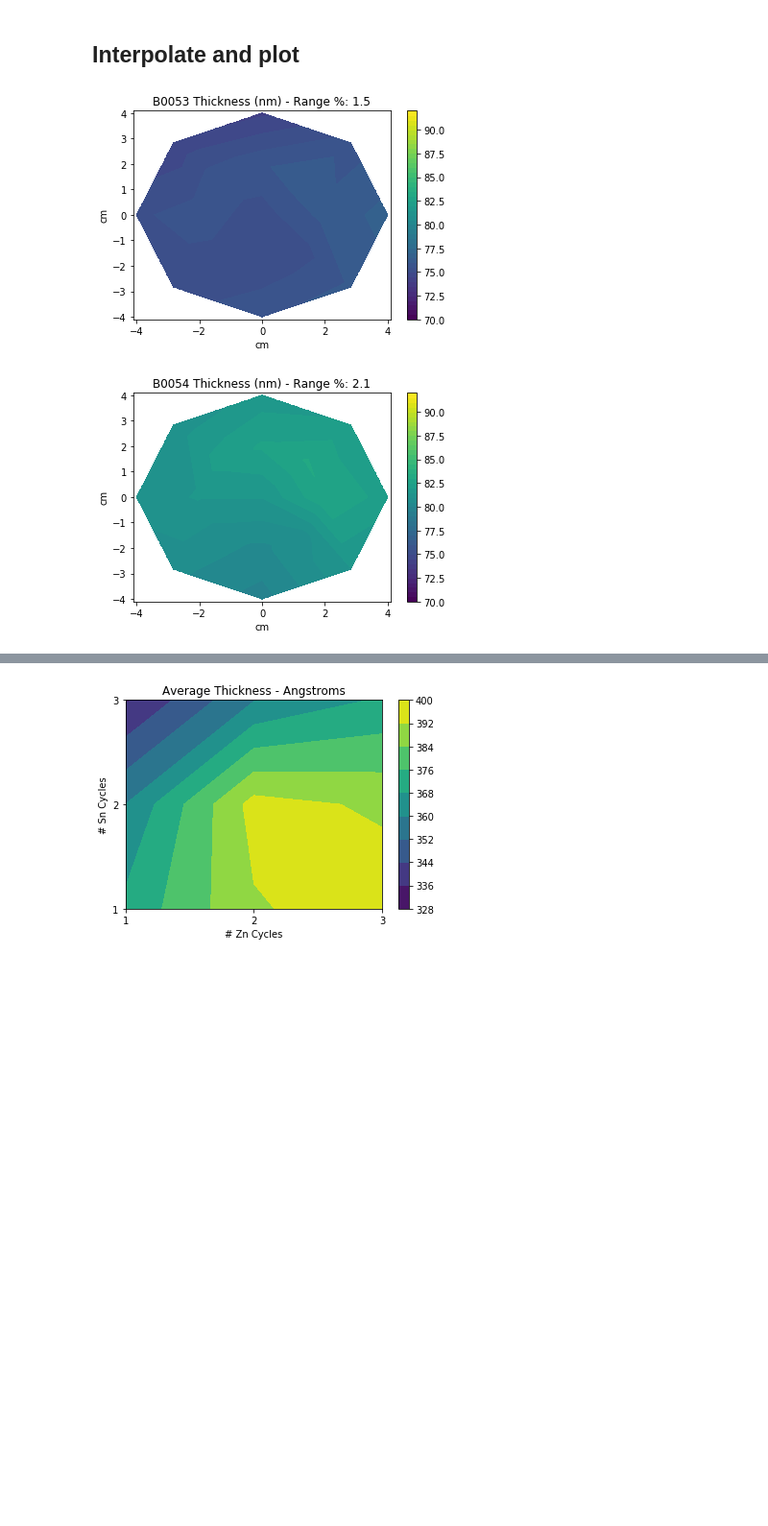
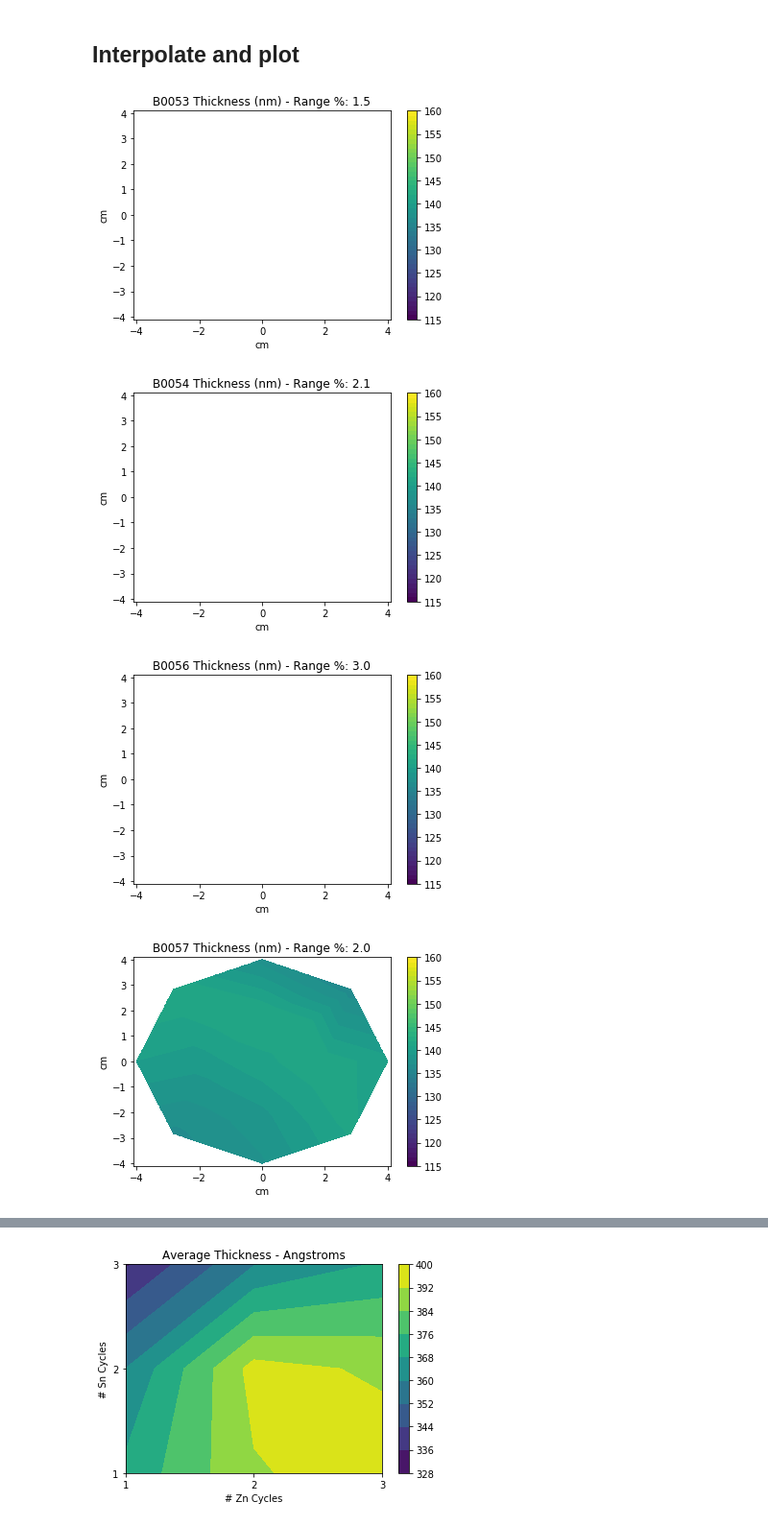
Before and after one commit to orlando-trejo/Dasgroupta, a Jupyter notebook: Ellipsometry/wafer_map.ipynb, the cells around one changed output, grey strips where cells are left out. Shown at 96% size. Drawn from its saved outputs; the diff is of its cells as text; code cells hidden in the pictures; blank space fills up the shorter version.

```diff
--- a/Ellipsometry/wafer_map.ipynb
+++ b/Ellipsometry/wafer_map.ipynb
@@ -44,20 +44,22 @@ xi,yi = np.meshgrid(xi,yi)
 ## Interpolate and plot
 # %%
 ##fig, ax = plt.subplots(nrows=2, ncols=2)
-levels = MaxNLocator(nbins=50).tick_values(70, 92)
+levels = MaxNLocator(nbins=50).tick_values(115, 160)
 
 # Interpolate using three different methods and plot
 for i in range(0, len(samples)):
     zi = griddata((x, y), df[samples[i]], (xi, yi), method='linear')
     rng = (df[samples[i]].max()-df[samples[i]].min())/df[samples[i]].mean()/2*100
     plt.contourf(xi, yi, zi, levels=levels)
     plt.xlabel('cm')
     plt.ylabel('cm')
     plt.colorbar()
     plt.title('{} Thickness (nm) - Range %: {}'.format(samples[i], np.round(rng,1)))
     plt.savefig(samples[i], dpi=300)
     plt.show()
     # add dots with actual measurements
 # %% [output]
-[figure, old version]
+[figure, new version]
-[figure, old version]
+[figure, new version]
+[figure, added]
+[figure, added]
```
Also changed, not shown: parts of 1 cell of this notebook, 10 other files.
